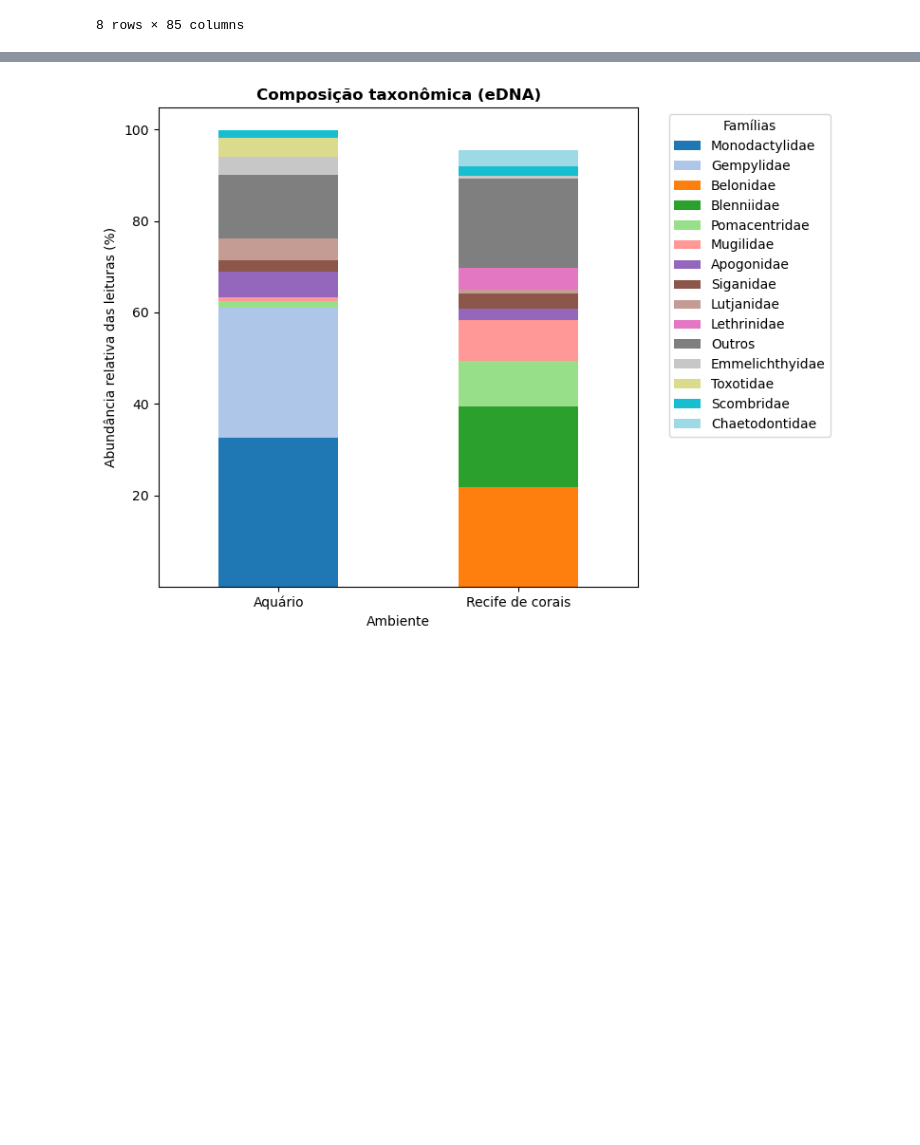
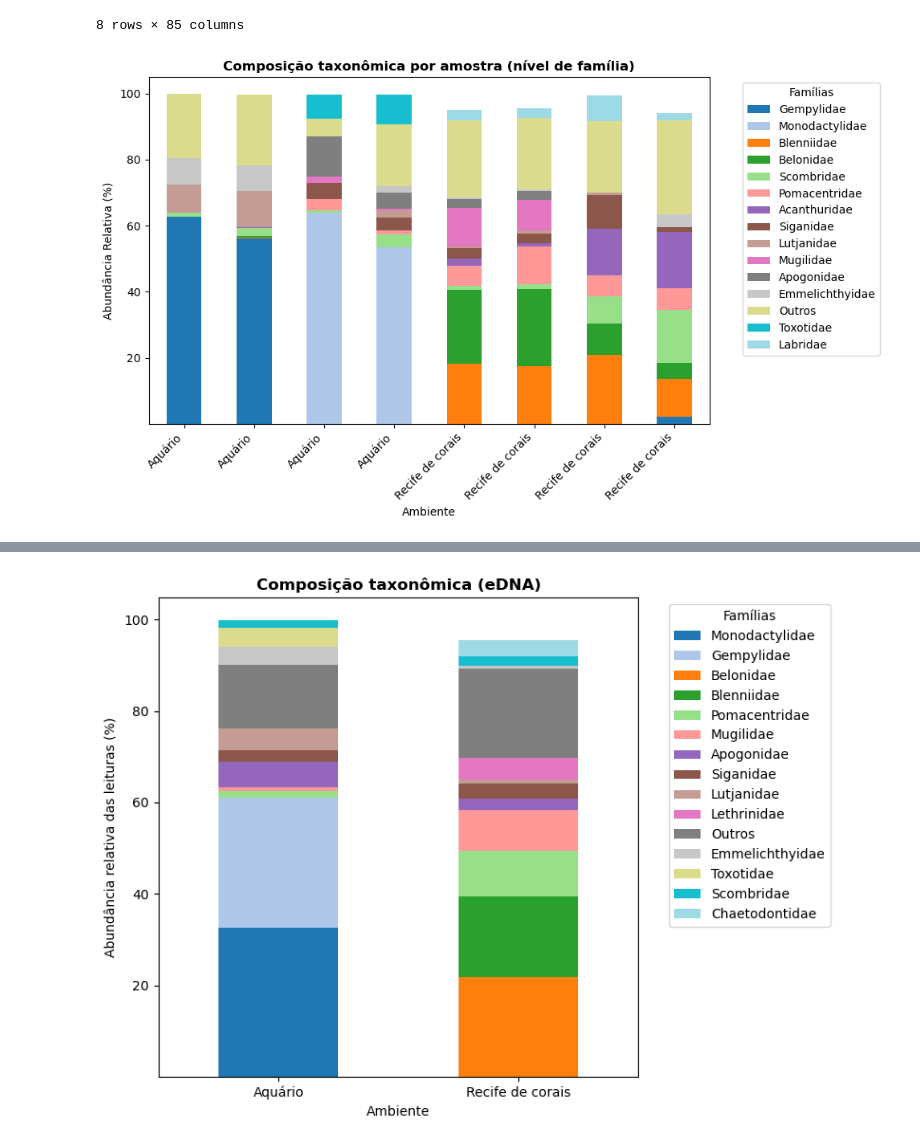
Before and after one commit to rianneplopes/Fish_diversity_eDNA_Metabarcoding, a Jupyter notebook: 5_notebooks/visualization.ipynb, the cells around one changed output, grey strips where cells are left out. Cells and saved outputs as stored; diff of their text form; code cells hidden in the pictures; blank space fills up the shorter version.

```diff
--- a/5_notebooks/visualization.ipynb
+++ b/5_notebooks/visualization.ipynb
@@ -329,4 +351,30 @@ df_tax_abund['escala_local'] = df_tax_abund['escala_local'].replace({
     'Aquarium': 'Aquário',
     'Coral_reefs': 'Recife de corais'
 })
+# %%
+df_numeric = df_tax_abund.set_index('escala_local')
+
+total_por_amostra = df_numeric.sum(axis=1, numeric_only=True)
+
+df_prop = df_numeric.select_dtypes(include='number').div(total_por_amostra, axis=0) * 100
+
+top_familias = df_prop.sum().nlargest(15).index
+df_plot = df_prop[top_familias].copy()
+
+#df_plot['Outros'] = 100 - df_plot.sum(axis=1)
+df_plot['Outros'] = 100 - df_prop[top_familias].sum(axis=1)
+
+ax = df_plot.plot(kind='bar', stacked=True, figsize=(10, 6), cmap='tab20')
+
+plt.title('Composição taxonômica por amostra (nível de família)', fontsize=12, fontweight='bold')
+plt.ylabel('Abundância Relativa (%)', fontsize=10)
+plt.xlabel('Ambiente', fontsize=10)
+plt.xticks(rotation=45, ha='right')
+plt.legend(bbox_to_anchor=(1.05, 1), loc='upper left', title='Famílias')
+plt.tight_layout()
+
+plt.savefig('./figures/barplot_taxonomia_n8.png', dpi=300)
+plt.show()
+# %% [output]
+[figure, added]
 # %%
```
Also changed, not shown: parts of 24 cells of this notebook, 3 other files.
